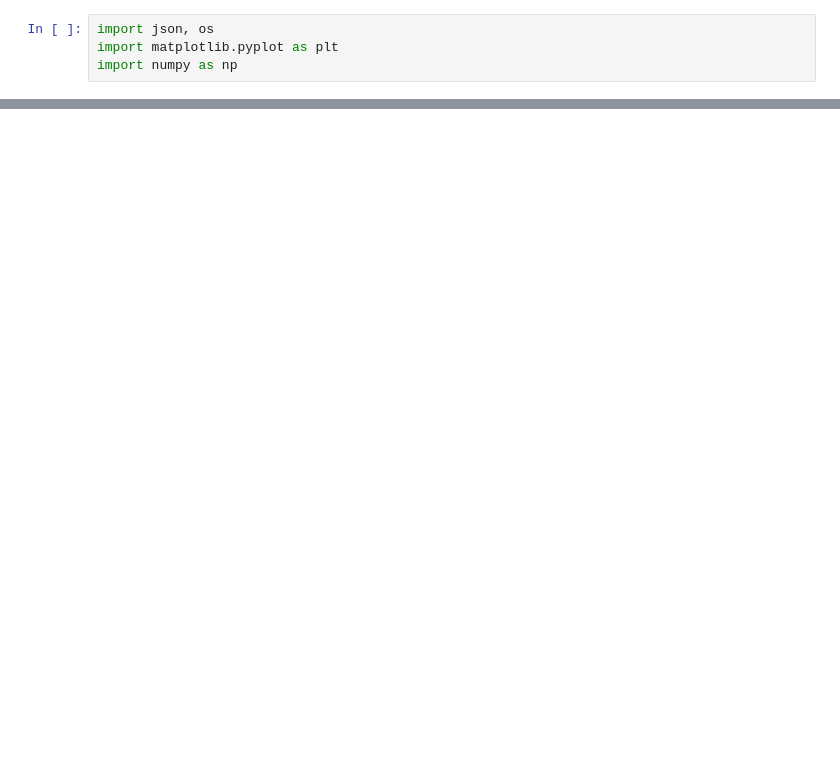
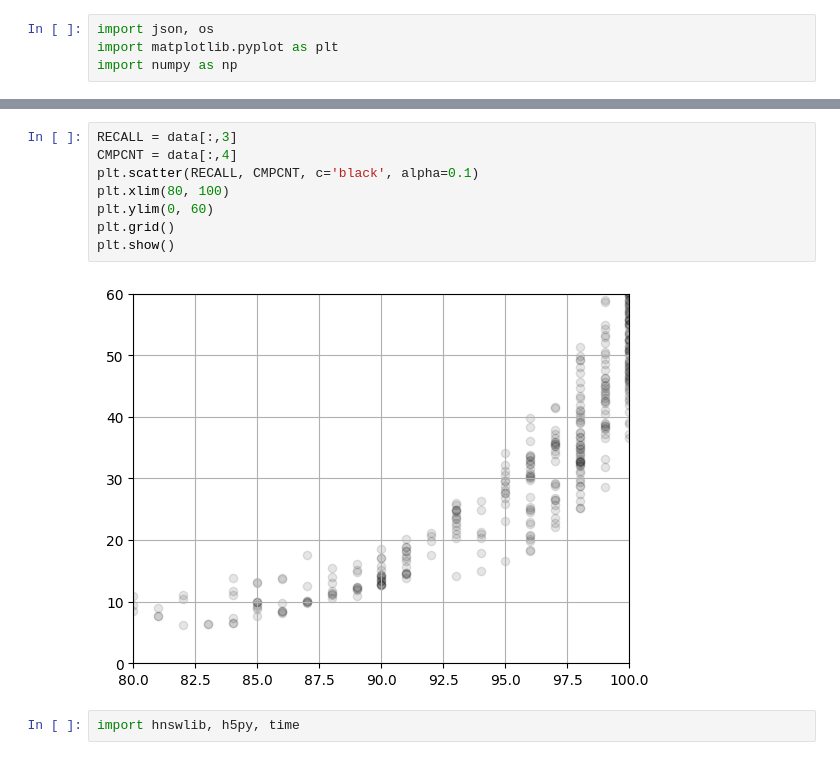
Before and after one commit to babin74/hse-anns, a Jupyter notebook: notebooks/greedy-net-3.ipynb, the cells around one changed output, grey strips where cells are left out. Saved outputs shown, nothing was run; the diff lists cells and outputs as text; blank space fills up the shorter version.

```diff
--- a/notebooks/greedy-net-3.ipynb
+++ b/notebooks/greedy-net-3.ipynb
@@ -124,0 +132,12 @@ plt.show()
+# %%
+RECALL = data[:,3]
+CMPCNT = data[:,4]
+plt.scatter(RECALL, CMPCNT, c='black', alpha=0.1)
+plt.xlim(80, 100)
+plt.ylim(0, 60)
+plt.grid()
+plt.show()
+# %% [output]
+[figure, added]
+# %%
+import hnswlib, h5py, time
```
Also changed, not shown: parts of 8 cells of this notebook, 4 other files.
